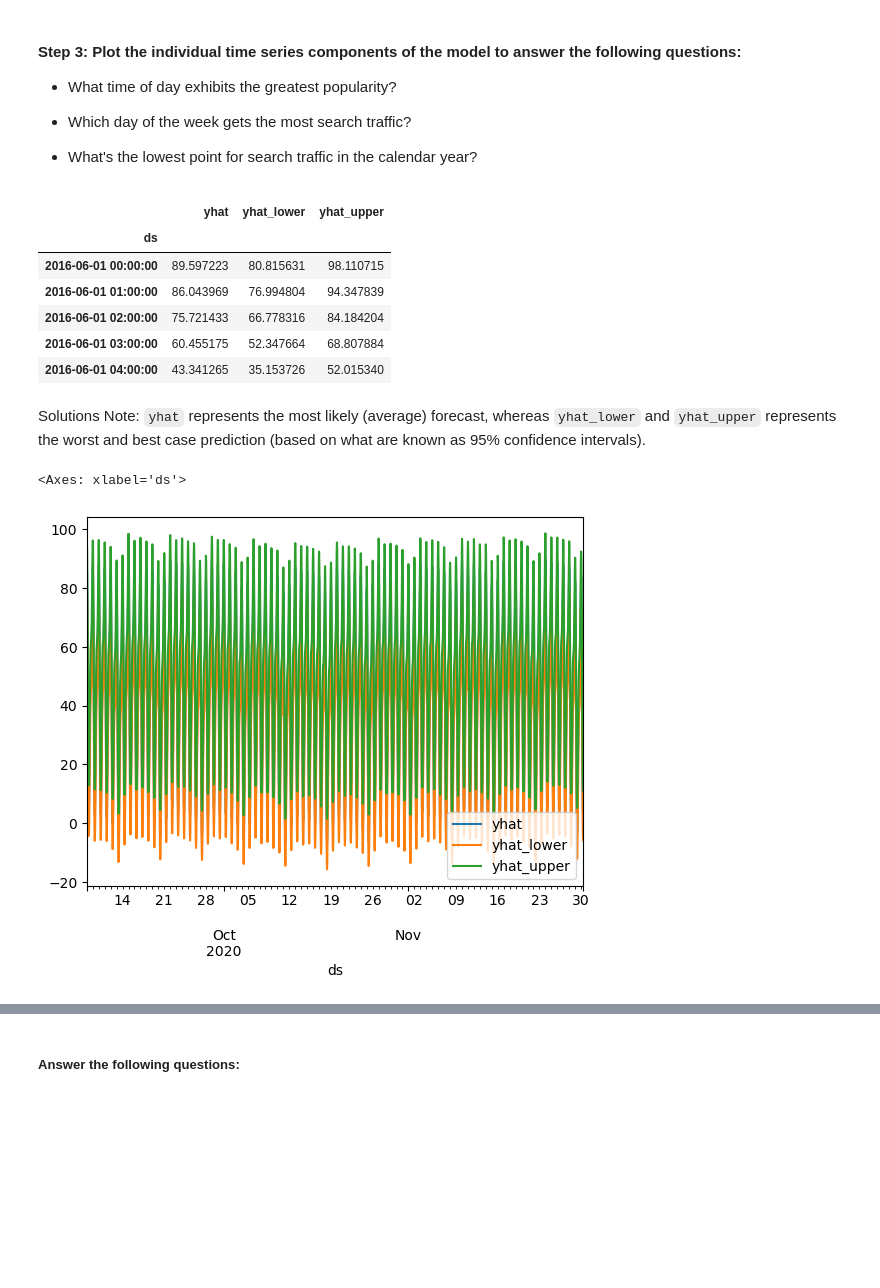
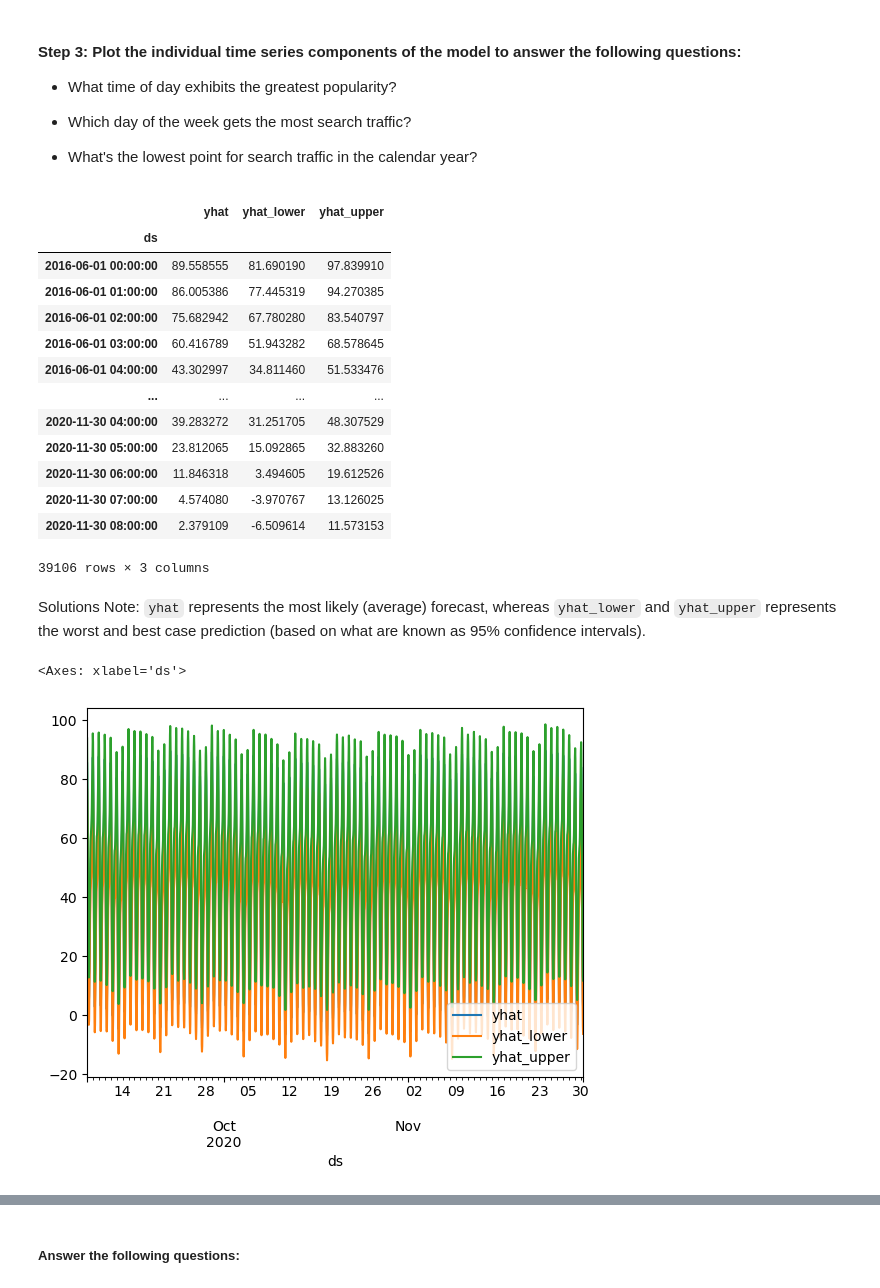
Before and after one commit to rjrdelatorre/prophet-challenge, a Jupyter notebook: forecasting_net_prophet_copy.ipynb, the cells around one changed output, grey strips where cells are left out. Cells and saved outputs as stored; diff of their text form; code cells hidden in the pictures; blank space fills up the shorter version.

```diff
--- a/forecasting_net_prophet_copy.ipynb
+++ b/forecasting_net_prophet_copy.ipynb
@@ -406,8 +408,11 @@ Now, you need to produce a time series model that analyzes and forecasts pattern
 | 37105 | 2020-09-08 00:00:00 | 96 |
 # %%
 # Call the Prophet function, store as an object
+m = Prophet()
+m
 # %% [output]
 <prophet.forecaster.Prophet at 0x...>
 # %%
 # Fit the time-series model.
+m.fit(mercado_prophet_df)
 # %% [output]
@@ -417,9 +422,10 @@ Now, you need to produce a time series model that analyzes and forecasts pattern
 # %%
 # Create a future dataframe to hold predictions
 # Make the prediction go out as far as 2000 hours (approx 80 days)
-
+future_mercado_trends = m.make_future_dataframe(periods=2000, freq='H')
 
 # View the last five rows of the future_mercado_trends DataFrame
+future_mercado_trends.tail()
 # %% [output]
 |  | ds |
 | 39101 | 2020-11-30 04:00:00 |
@@ -429,8 +435,9 @@ Now, you need to produce a time series model that analyzes and forecasts pattern
 | 39105 | 2020-11-30 08:00:00 |
 # %%
 # Make the predictions for the trend data using the future_mercado_trends DataFrame
-
+forecast_mercado_trends = m.predict(future_mercado_trends)
 
 # Display the first five rows of the forecast_mercado_trends DataFrame
+forecast_mercado_trends.head()
 # %% [output]
 |  | ds | trend | yhat_lower | yhat_upper | trend_lower | trend_upper | additive_terms | ... |
@@ -463,24 +471,33 @@ Now, you need to produce a time series model that analyzes and forecasts pattern
 * What's the lowest point for search traffic in the calendar year?
 # %%
 # Set the index in the forecast_mercado_trends DataFrame to the ds datetime column
-
+forecast_mercado_trends = forecast_mercado_trends.set_index('ds')
 
 # View the only the yhat,yhat_lower and yhat_upper columns from the DataFrame
+forecast_mercado_trends[['yhat', 'yhat_lower', 'yhat_upper']]
 # %% [output]
 |  | yhat | yhat_lower | yhat_upper |
 | ds |  |  |  |
-| 2016-06-01 00:00:00 | 89.597223 | 80.815631 | 98.110715 |
-| 2016-06-01 01:00:00 | 86.043969 | 76.994804 | 94.347839 |
-| 2016-06-01 02:00:00 | 75.721433 | 66.778316 | 84.184204 |
-| 2016-06-01 03:00:00 | 60.455175 | 52.347664 | 68.807884 |
-| 2016-06-01 04:00:00 | 43.341265 | 35.153726 | 52.015340 |
+| 2016-06-01 00:00:00 | 89.558555 | 81.690190 | 97.839910 |
+| 2016-06-01 01:00:00 | 86.005386 | 77.445319 | 94.270385 |
+| 2016-06-01 02:00:00 | 75.682942 | 67.780280 | 83.540797 |
+| 2016-06-01 03:00:00 | 60.416789 | 51.943282 | 68.578645 |
+| 2016-06-01 04:00:00 | 43.302997 | 34.811460 | 51.533476 |
+| ... | ... | ... | ... |
+| 2020-11-30 04:00:00 | 39.283272 | 31.251705 | 48.307529 |
+| 2020-11-30 05:00:00 | 23.812065 | 15.092865 | 32.883260 |
+| 2020-11-30 06:00:00 | 11.846318 | 3.494605 | 19.612526 |
+| 2020-11-30 07:00:00 | 4.574080 | -3.970767 | 13.126025 |
+| 2020-11-30 08:00:00 | 2.379109 | -6.509614 | 11.573153 |
+39106 rows × 3 columns
 # %% [markdown]
 Solutions Note: `yhat` represents the most likely (average) forecast, whereas `yhat_lower` and `yhat_upper` represents the worst and best case prediction (based on what are known as 95% confidence intervals).
 # %%
 # From the forecast_mercado_trends DataFrame, plot the data to visualize
 #  the yhat, yhat_lower, and yhat_upper columns over the last 2000 hours
+forecast_mercado_trends[['yhat', 'yhat_lower', 'yhat_upper']].iloc[-2000:].plot()
 # %% [output]
 <Axes: xlabel='ds'>
-[figure, old version]
+[figure, new version]
 # %%
 # Reset the index in the forecast_mercado_trends DataFrame
```
Also changed, not shown: parts of 5 cells of this notebook.
